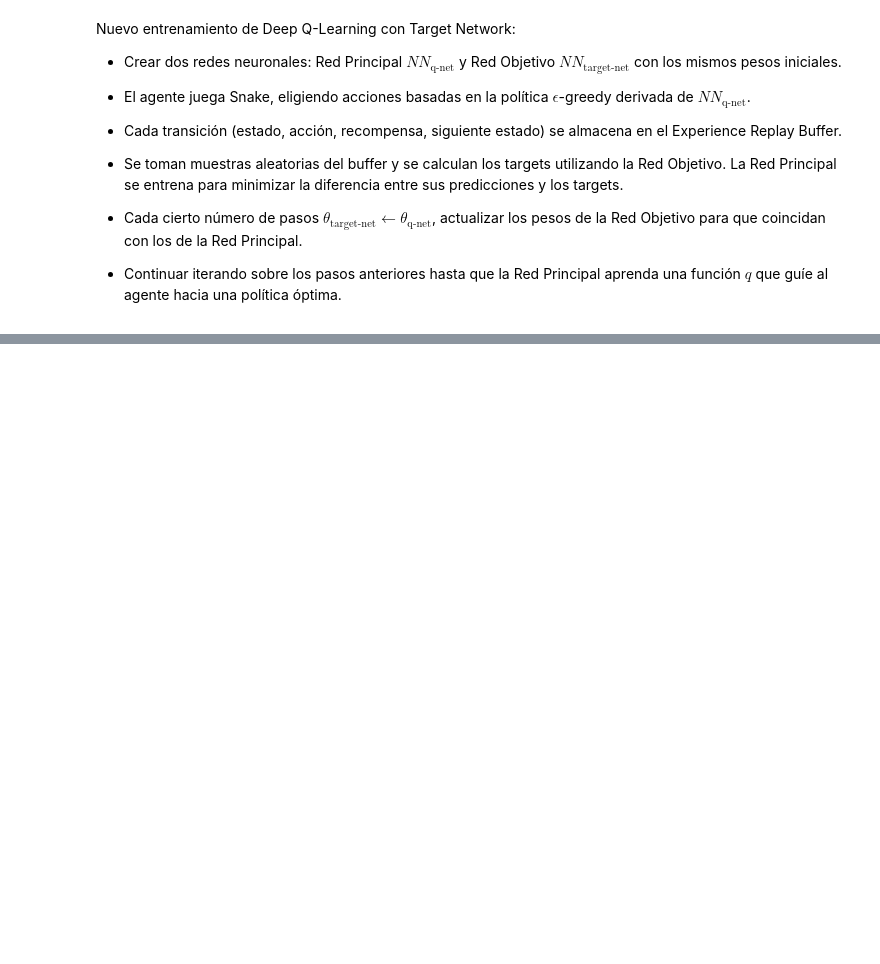
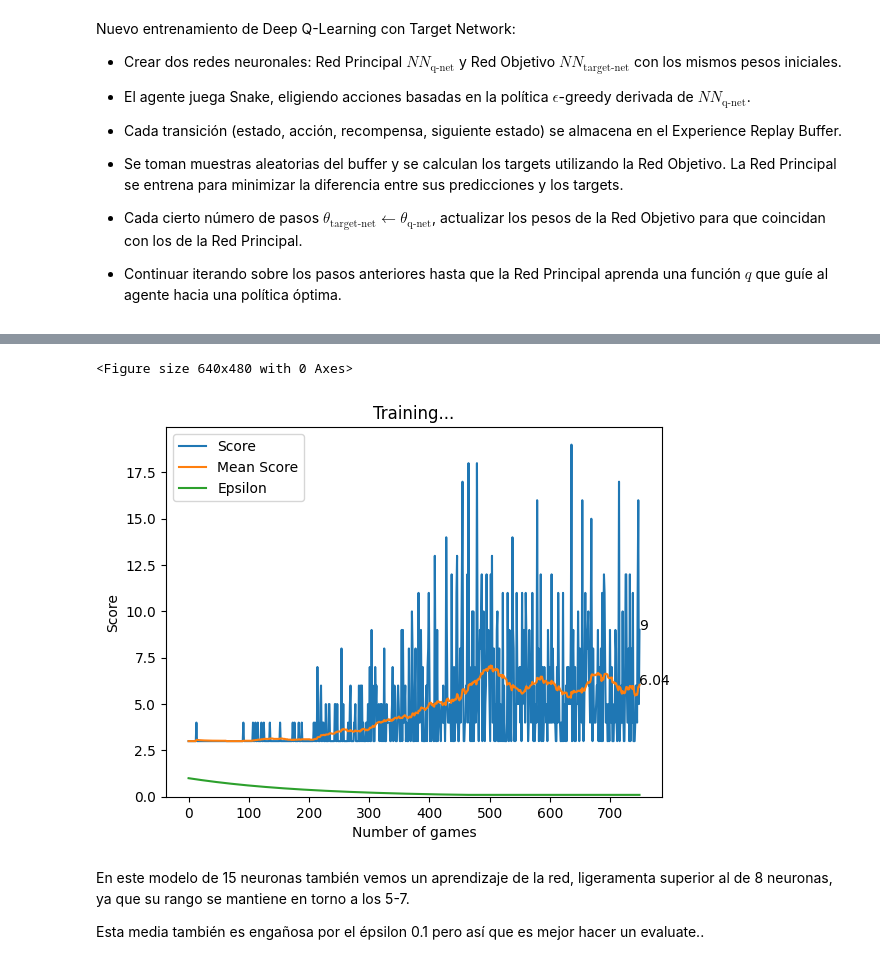
Before and after one commit to Chepados/practica_3_ALN, a Jupyter notebook: notebook_presentacion_rl.ipynb, the cells around one changed output, grey strips where cells are left out. Cells and saved outputs as stored; diff of their text form; code cells hidden in the pictures; blank space fills up the shorter version.

```diff
--- a/notebook_presentacion_rl.ipynb
+++ b/notebook_presentacion_rl.ipynb
@@ -346,0 +363,33 @@ from dependencias.Agentes.deep_q_agent import state_function_8n, state_function_
+# %%
+dqnagent15n = dependencias.Agentes.DQNAgentN(
+    gamma=0.99,
+    epsilon=1.0,
+    epsilon_min=0.1,
+    epsilon_decay=0.995,
+    learning_rate=0.0005,
+    input_dim=15,          # Updated input_dim
+    hidden_dim=256,
+    n_actions=4,
+    batch_size=128,
+    mem_size=50000,
+    target_update_freq=100,
+    checkpoint_dir='new_checkpoints',
+    state_function=state_function_15
+)
+# %%
+game3 = juegorl.Snake_game((10, 10), 1, dqnagent15n)
+# %%
+n_games = 0
+total_score = 0
+plot_epsilons = []
+plot_scores = []
+plot_mean_scores = []
+# %%
+train_rl_agent(750, 250, game3, dqnagent15n, state_function_15, n_games, total_score, plot_epsilons, plot_scores, plot_mean_scores)
+# %% [output]
+<Figure size 640x480 with 0 Axes>
+[figure, added]
+# %% [markdown]
+En este modelo de 15 neuronas también vemos un aprendizaje de la red, ligeramenta superior al de 8 neuronas, ya que su rango se mantiene en torno a los 5-7.
+
+Esta media también es engañosa por el épsilon 0.1 pero así que es mejor hacer un evaluate..
```
Also changed, not shown: parts of 94 cells of this notebook, 17 other files.
